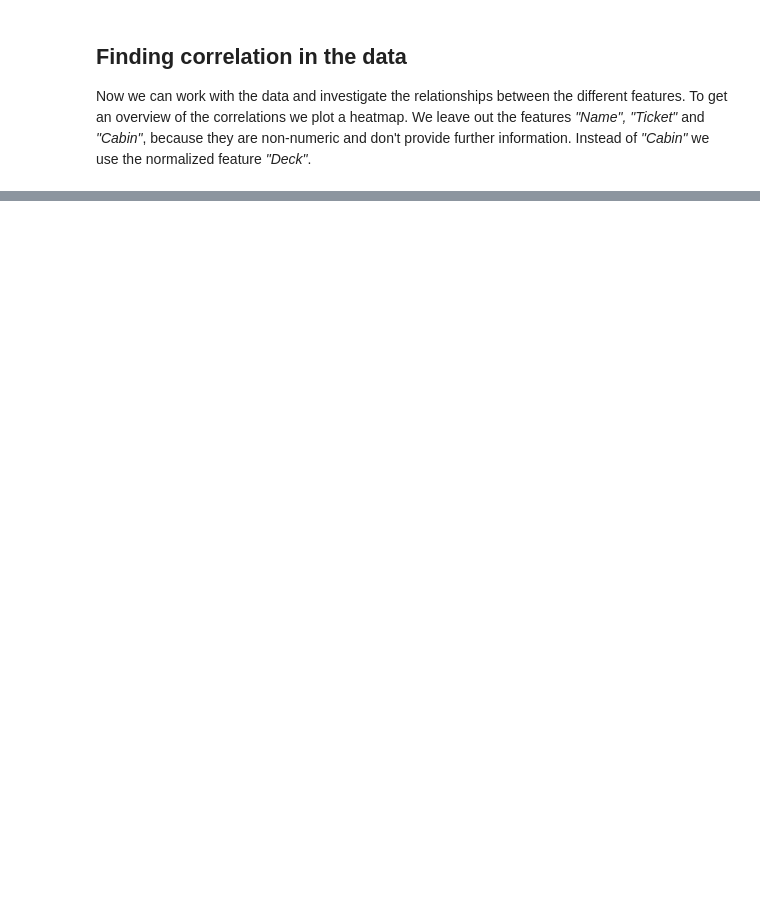
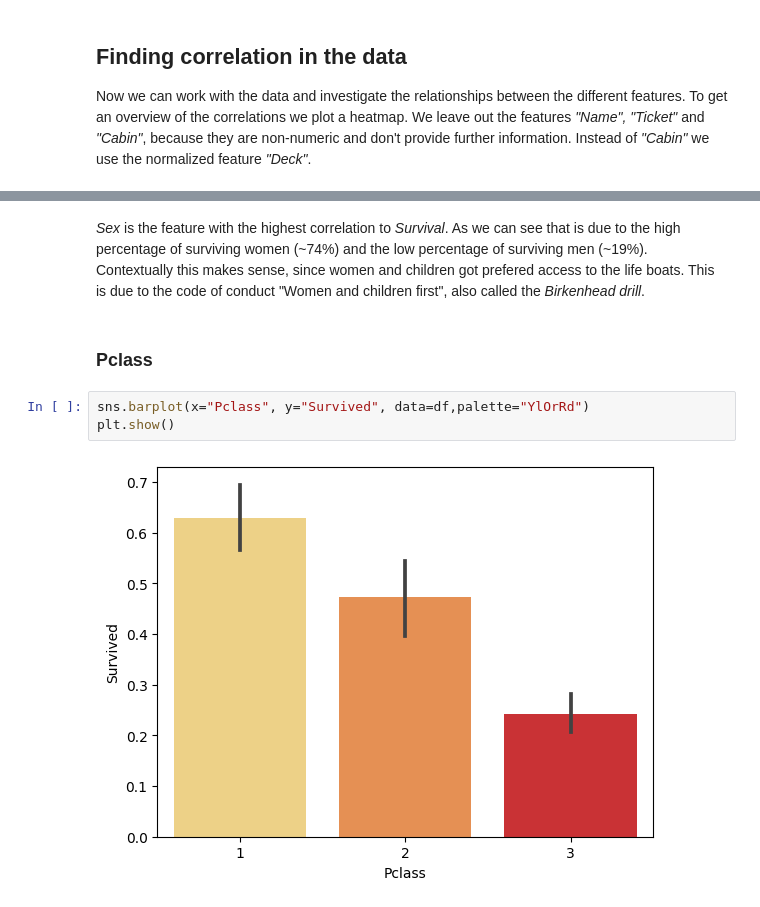
Before and after one commit to mschl7/SciPy_Titanic, a Jupyter notebook: Titanic.ipynb, the cells around one changed output, grey strips where cells are left out. Cells and saved outputs as stored; diff of their text form; blank space fills up the shorter version.

```diff
--- a/Titanic.ipynb
+++ b/Titanic.ipynb
@@ -151,0 +184,10 @@ plt.show()
+# %% [markdown]
+*Sex* is the feature with the highest correlation to *Survival*. As we can see that is due to the high percentage of surviving women (~74%) and the low percentage of surviving men (~19%). <br>
+Contextually this makes sense, since women and children got prefered access to the life boats. This is due to the code of conduct "Women and children first", also called the  *Birkenhead drill*.
+# %% [markdown]
+### Pclass
+# %%
+sns.barplot(x="Pclass", y="Survived", data=df,palette="YlOrRd")
+plt.show()
+# %% [output]
+[figure, added]
```
Also changed, not shown: parts of 49 cells of this notebook.
